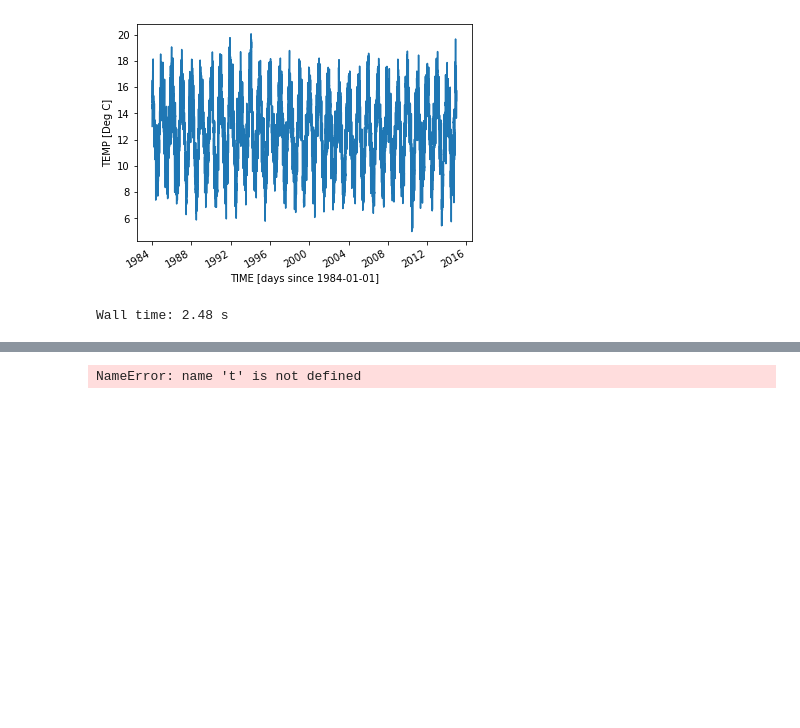
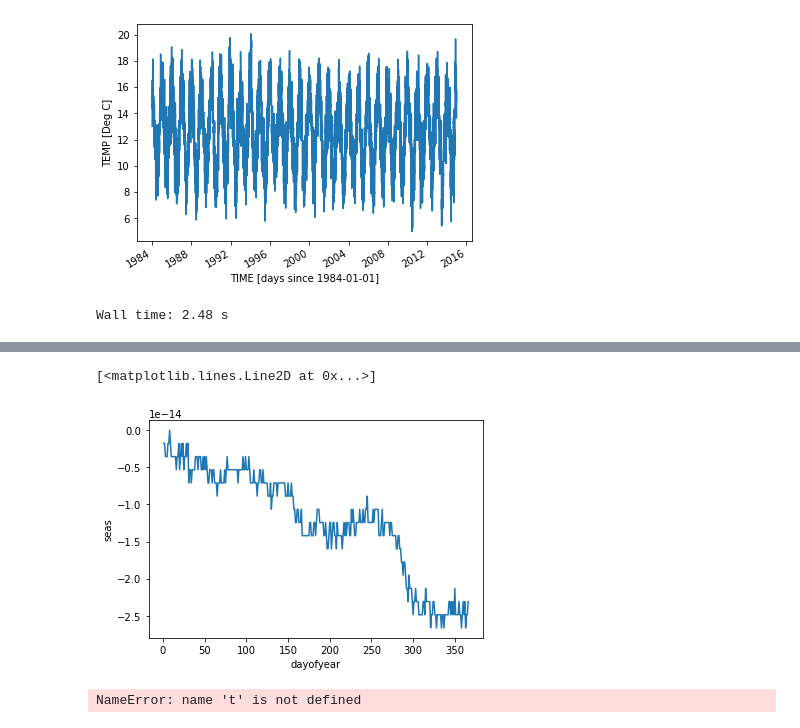
Before and after one commit to oceanhackweek/ohw20-proj-marine-heat-waves, a Jupyter notebook: notebooks/marineheadwavetest.ipynb, the cells around one changed output, grey strips where cells are left out. Cells and saved outputs as stored; diff of their text form; code cells hidden in the pictures; blank space fills up the shorter version.

```diff
--- a/notebooks/marineheadwavetest.ipynb
+++ b/notebooks/marineheadwavetest.ipynb
@@ -38,3 +38,8 @@ plt.grid(True)
+# %%
+(clim.seas-orig.seas).plot()
+# %% [output]
+[<matplotlib.lines.Line2D at 0x...>]
+[figure, added]
 # %%
 # Generate time vector using datetime format (January 1 of year 1 is day 1)
 t = np.arange(date(1982,1,1).toordinal(),date(2014,12,31).toordinal()+1)
```
Also changed, not shown: parts of 2 cells of this notebook.
